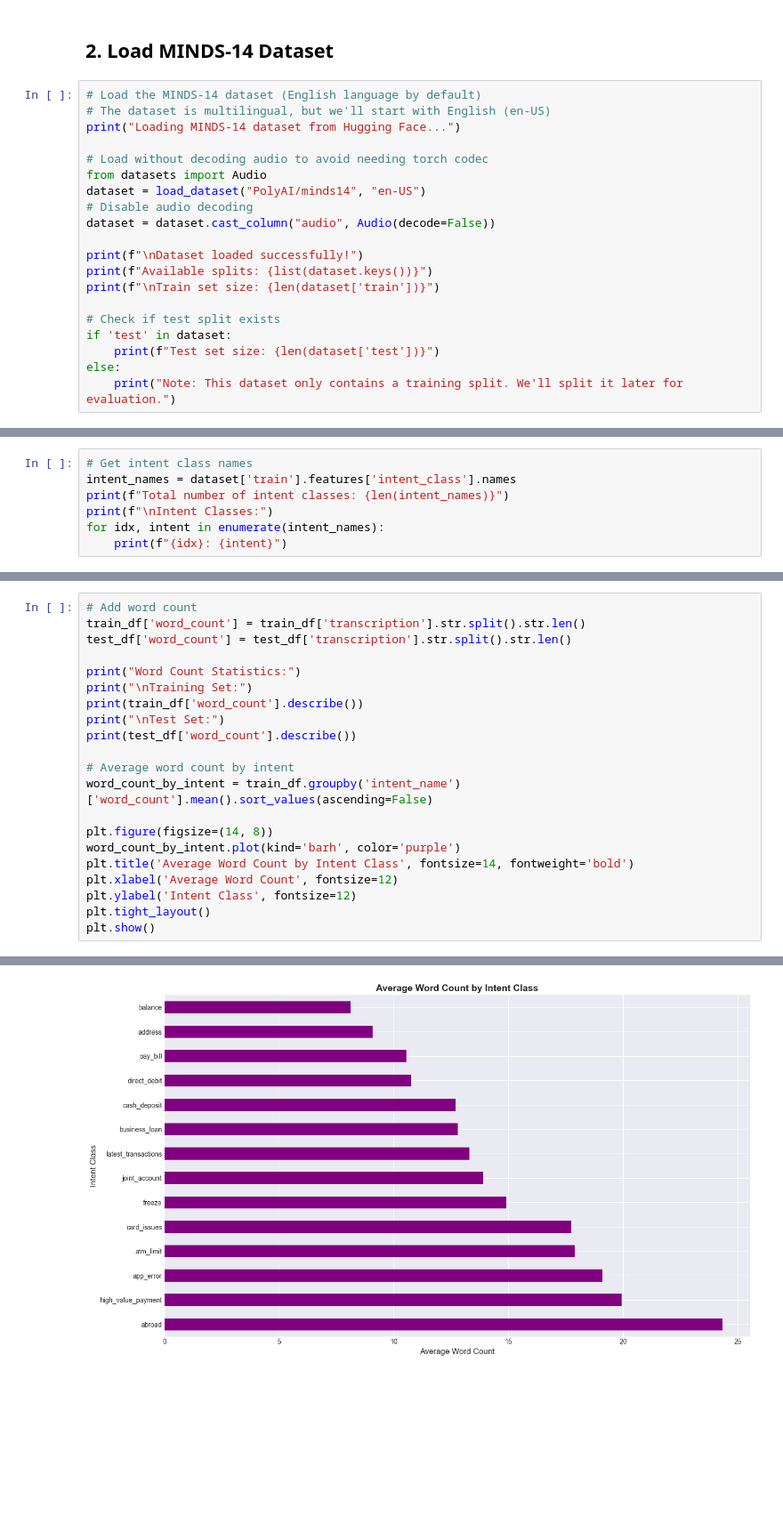
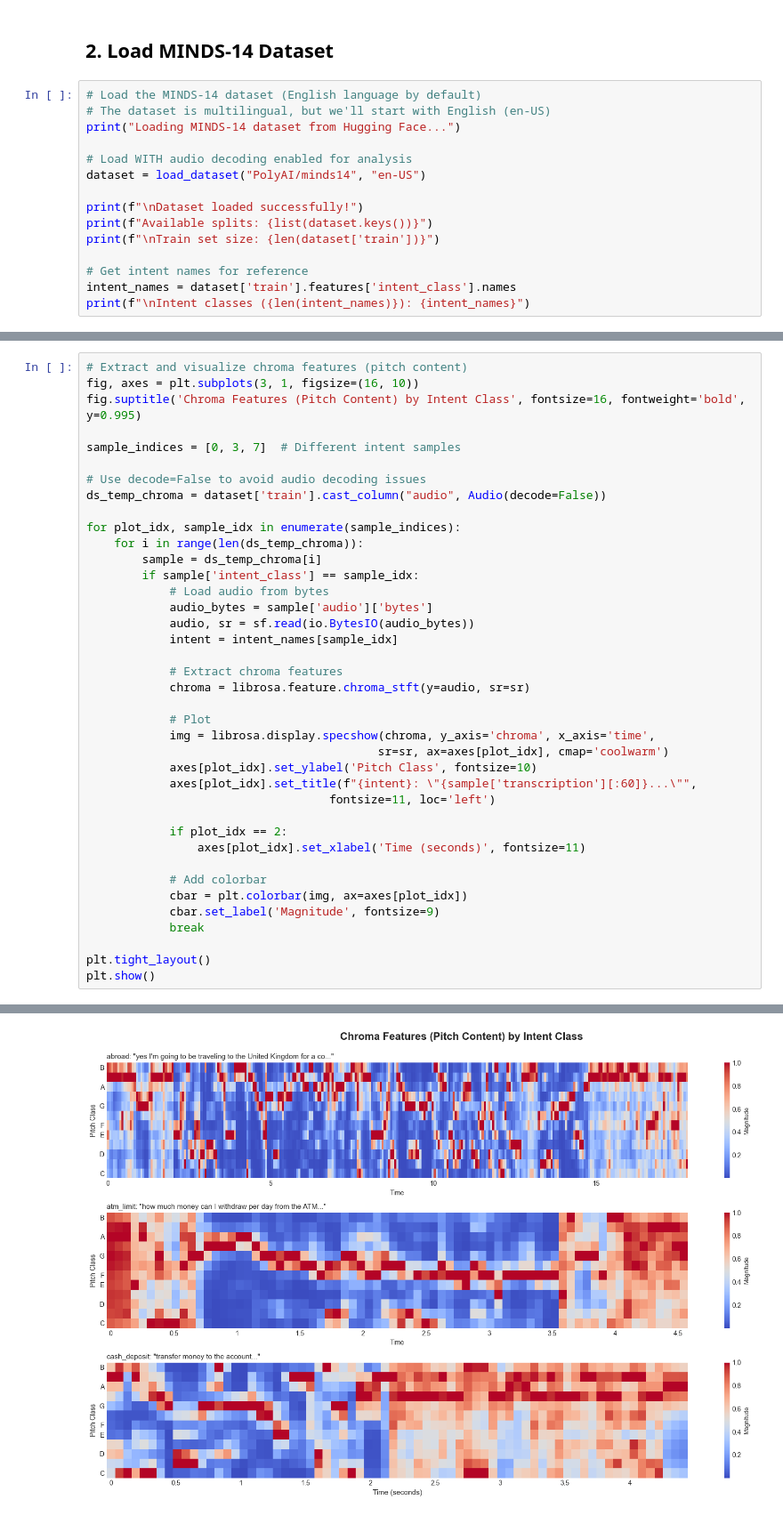
Before and after one commit to victoriavals/whisper-bert-voice-recognition-minds14, a Jupyter notebook: exploratory_data_analysis.ipynb, the cells around one changed output, grey strips where cells are left out. Shown at 89% size. Saved outputs shown, nothing was run; the diff lists cells and outputs as text; blank space fills up the shorter version.

```diff
--- a/exploratory_data_analysis.ipynb
+++ b/exploratory_data_analysis.ipynb
@@ -37,21 +62,16 @@ Libraries imported successfully!
 # The dataset is multilingual, but we'll start with English (en-US)
 print("Loading MINDS-14 dataset from Hugging Face...")
 
-# Load without decoding audio to avoid needing torch codec
-from datasets import Audio
+# Load WITH audio decoding enabled for analysis
 dataset = load_dataset("PolyAI/minds14", "en-US")
-# Disable audio decoding
-dataset = dataset.cast_column("audio", Audio(decode=False))
 
 print(f"\nDataset loaded successfully!")
 print(f"Available splits: {list(dataset.keys())}")
 print(f"\nTrain set size: {len(dataset['train'])}")
 
-# Check if test split exists
-if 'test' in dataset:
-    print(f"Test set size: {len(dataset['test'])}")
-else:
-    print("Note: This dataset only contains a training split. We'll split it later for evaluation.")
+# Get intent names for reference
+intent_names = dataset['train'].features['intent_class'].names
+print(f"\nIntent classes ({len(intent_names)}): {intent_names}")
 # %% [output]
 Loading MINDS-14 dataset from Hugging Face...
 
@@ -176,7 +203,0 @@ Sample Training Data:
-# %%
-# Get intent class names
-intent_names = dataset['train'].features['intent_class'].names
-print(f"Total number of intent classes: {len(intent_names)}")
-print(f"\nIntent Classes:")
-for idx, intent in enumerate(intent_names):
-    print(f"{idx}: {intent}")
@@ -451,22 +596,40 @@ Test set: nan
 # %%
-# Add word count
-train_df['word_count'] = train_df['transcription'].str.split().str.len()
-test_df['word_count'] = test_df['transcription'].str.split().str.len()
+# Extract and visualize chroma features (pitch content)
+fig, axes = plt.subplots(3, 1, figsize=(16, 10))
+fig.suptitle('Chroma Features (Pitch Content) by Intent Class', fontsize=16, fontweight='bold', y=0.995)
 
-print("Word Count Statistics:")
-print("\nTraining Set:")
-print(train_df['word_count'].describe())
-print("\nTest Set:")
-print(test_df['word_count'].describe())
+sample_indices = [0, 3, 7]  # Different intent samples
 
-# Average word count by intent
-word_count_by_intent = train_df.groupby('intent_name')['word_count'].mean().sort_values(ascending=False)
+# Use decode=False to avoid audio decoding issues
+ds_temp_chroma = dataset['train'].cast_column("audio", Audio(decode=False))
 
-plt.figure(figsize=(14, 8))
-word_count_by_intent.plot(kind='barh', color='purple')
-plt.title('Average Word Count by Intent Class', fontsize=14, fontweight='bold')
-plt.xlabel('Average Word Count', fontsize=12)
-plt.ylabel('Intent Class', fontsize=12)
+for plot_idx, sample_idx in enumerate(sample_indices):
+    for i in range(len(ds_temp_chroma)):
+        sample = ds_temp_chroma[i]
+        if sample['intent_class'] == sample_idx:
+            # Load audio from bytes
+            audio_bytes = sample['audio']['bytes']
+            audio, sr = sf.read(io.BytesIO(audio_bytes))
+            intent = intent_names[sample_idx]
+
+            # Extract chroma features
+            chroma = librosa.feature.chroma_stft(y=audio, sr=sr)
+
+            # Plot
+            img = librosa.display.specshow(chroma, y_axis='chroma', x_axis='time',
+                                          sr=sr, ax=axes[plot_idx], cmap='coolwarm')
+            axes[plot_idx].set_ylabel('Pitch Class', fontsize=10)
+            axes[plot_idx].set_title(f"{intent}: \"{sample['transcription'][:60]}...\"",
+                                   fontsize=11, loc='left')
+
+            if plot_idx == 2:
+                axes[plot_idx].set_xlabel('Time (seconds)', fontsize=11)
+
+            # Add colorbar
+            cbar = plt.colorbar(img, ax=axes[plot_idx])
+            cbar.set_label('Magnitude', fontsize=9)
+            break
+
 plt.tight_layout()
 plt.show()
 # %% [output]
@@ -490,2 +636,2 @@ Name: word_count, dtype: float64
-[figure, old version]
+[figure, new version]
 # %% [markdown]
```
Also changed, not shown: parts of 34 cells of this notebook.
